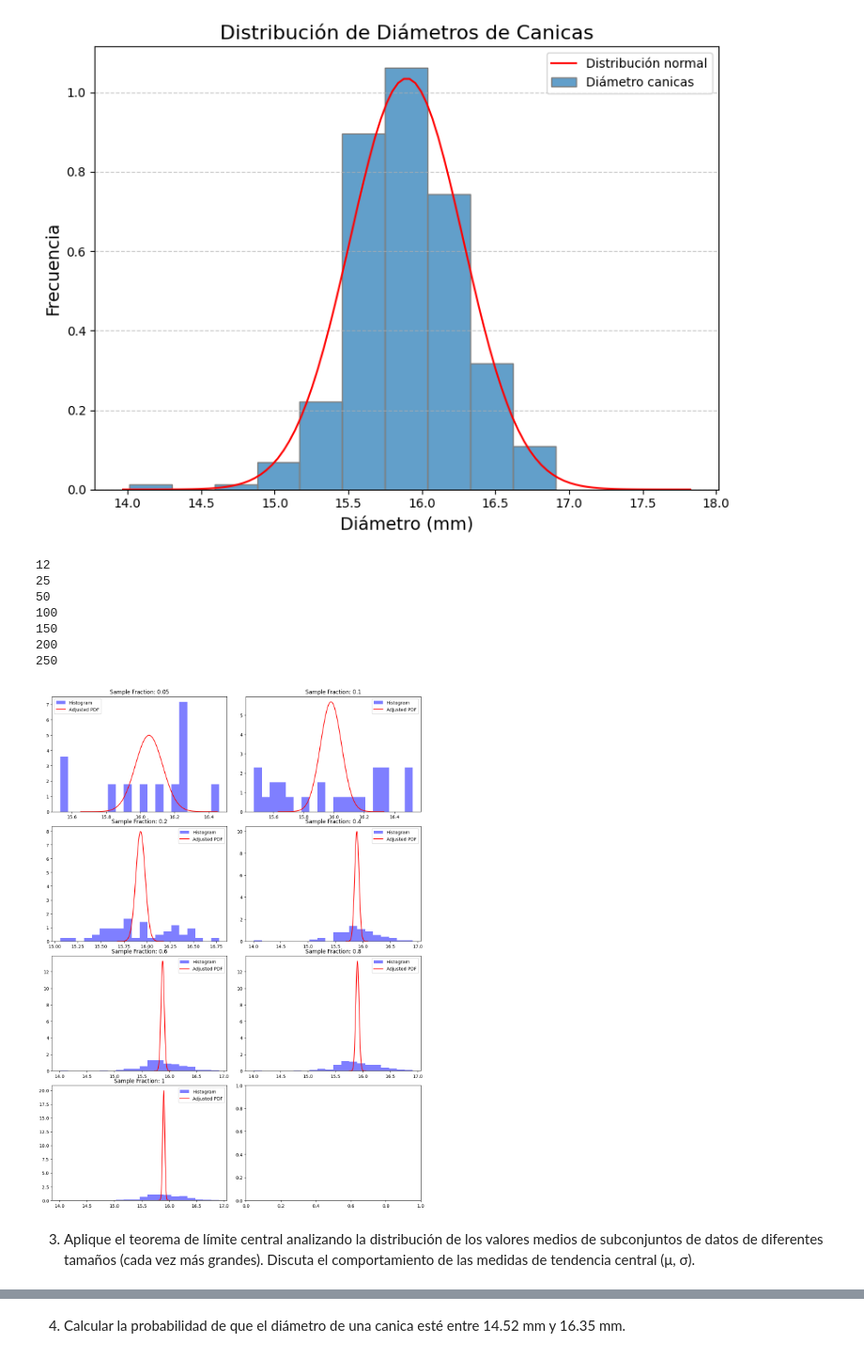
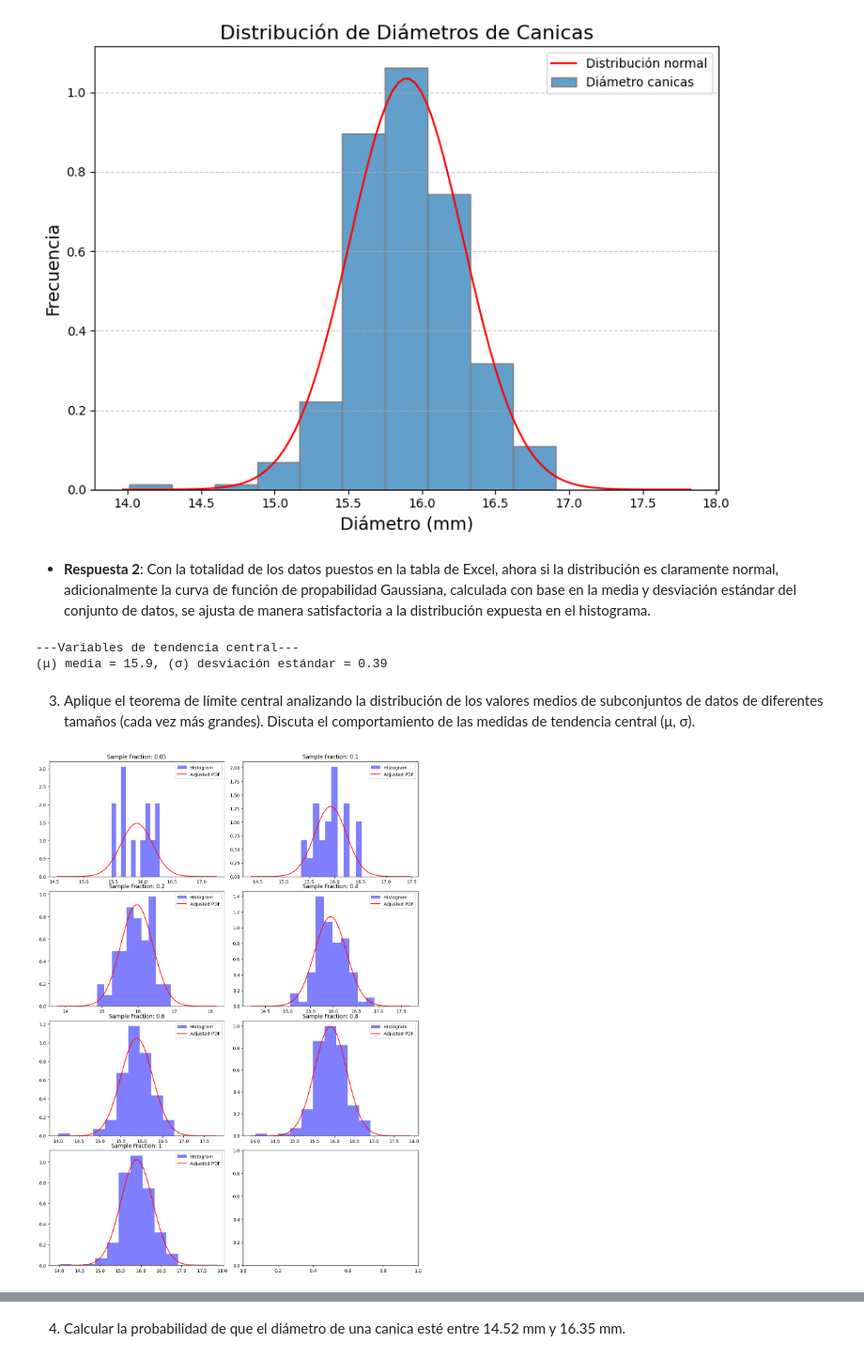
Before and after one commit to JD314/fisica_experimental, a Jupyter notebook: estiven/notebooks/tarea_1_geiger.ipynb, the cells around one changed output, grey strips where cells are left out. Shown: that part at 94% size. Cells and saved outputs as stored; diff of their text form; code cells hidden in the pictures.

```diff
--- a/estiven/notebooks/tarea_1_geiger.ipynb
+++ b/estiven/notebooks/tarea_1_geiger.ipynb
@@ -120,48 +120,13 @@ plt.tight_layout()
 plt.show()
 # %% [output]
 [figure]
-# %%
-fracciones_muestras = [0.05, 0.1, 0.2, 0.4, 0.6, 0.8, 1]
-for fraccion in fracciones_muestras:
-    fraccion_de_datos = datos_totales_canicas.sample(frac=fraccion)
-    numero_datos = len(fraccion_de_datos)
-    mu = round(np.mean(fraccion_de_datos) ,2)
-    # Definición de desviación estándar según el T.L.C
-    sigma = float(round(np.std(fraccion_de_datos) / np.sqrt(numero_datos), 2))
-# %%
-num_rows = 4
-num_cols = 2
-fig, axes = plt.subplots(num_rows, num_cols, figsize=(12, 16))
-fig.tight_layout()
-
-for i, fraccion in enumerate(fracciones_muestras):
-    row = i // num_cols
-    col = i % num_cols
-
-    fraccion_de_datos = datos_totales_canicas.sample(frac=fraccion)
-    numero_datos = len(fraccion_de_datos)
-    mu = round(np.mean(fraccion_de_datos), 2)
-    sigma = float(round(np.std(fraccion_de_datos) / np.sqrt(numero_datos), 2))
-
-    x = np.linspace(mu - 5*sigma, mu + 5*sigma, 100)
-    result = normal_distribution(x, mu, sigma)
-
-    ax = axes[row, col]
-    ax.hist(fraccion_de_datos, bins=20, density=True, alpha=0.5, color='blue', label='Histogram')
-    ax.plot(x, result, 'r', label='Adjusted PDF')
-    ax.set_title(f'Sample Fraction: {fraccion}')
-    ax.legend()
-    print(numero_datos)
-
-plt.show()
-# %% [output]
-12
-25
-50
-100
-150
-200
-250
-[figure, removed]
+# %% [markdown]
+- **Respuesta 2**: Con la totalidad de los datos puestos en la tabla de Excel, ahora si la distribución es claramente normal, adicionalmente la curva de función de propabilidad Gaussiana, calculada con base en la media y desviación estándar del conjunto de datos, se ajusta de manera satisfactoria a la distribución expuesta en el histograma.
+# %%
+print(f'---Variables de tendencia central---\n\
+(μ) media = {round(mu, 2)}, (σ) desviación estándar = {round(sigma, 2)}')
+# %% [output]
+---Variables de tendencia central---
+(μ) media = 15.9, (σ) desviación estándar = 0.39
 # %% [markdown]
 3. Aplique el teorema de límite central analizando la distribución de los valores medios de subconjuntos de datos de diferentes tamaños (cada vez más grandes). Discuta el comportamiento de las medidas de tendencia central (μ, σ).
@@ -167,0 +141,29 @@ plt.show()
+# %%
+num_rows = 4
+num_cols = 2
+fig, axes = plt.subplots(num_rows, num_cols, figsize=(12, 16))
+fig.tight_layout()
+fracciones_muestras = [0.05, 0.1, 0.2, 0.4, 0.6, 0.8, 1]
+
+for i, fraccion in enumerate(fracciones_muestras):
+    row = i // num_cols
+    col = i % num_cols
+
+    fraccion_de_datos = datos_totales_canicas.sample(frac=fraccion)
+    numero_datos = len(fraccion_de_datos)
+    mu = round(np.mean(fraccion_de_datos), 2)
+    # sigma = float(round(np.std(fraccion_de_datos) / np.sqrt(numero_datos), 2))
+    sigma = float(round(np.std(fraccion_de_datos), 2))
+
+    x = np.linspace(mu - 5*sigma, mu + 5*sigma, 100)
+    result = normal_distribution(x, mu, sigma)
+
+    ax = axes[row, col]
+    ax.hist(fraccion_de_datos, bins=10, density=True, alpha=0.5, color='blue', label='Histogram')
+    ax.plot(x, result, 'r', label='Adjusted PDF')
+    ax.set_title(f'Sample Fraction: {fraccion}')
+    ax.legend()
+
+plt.show()
+# %% [output]
+[figure, added]
```
Also changed, not shown: parts of 8 cells of this notebook.
